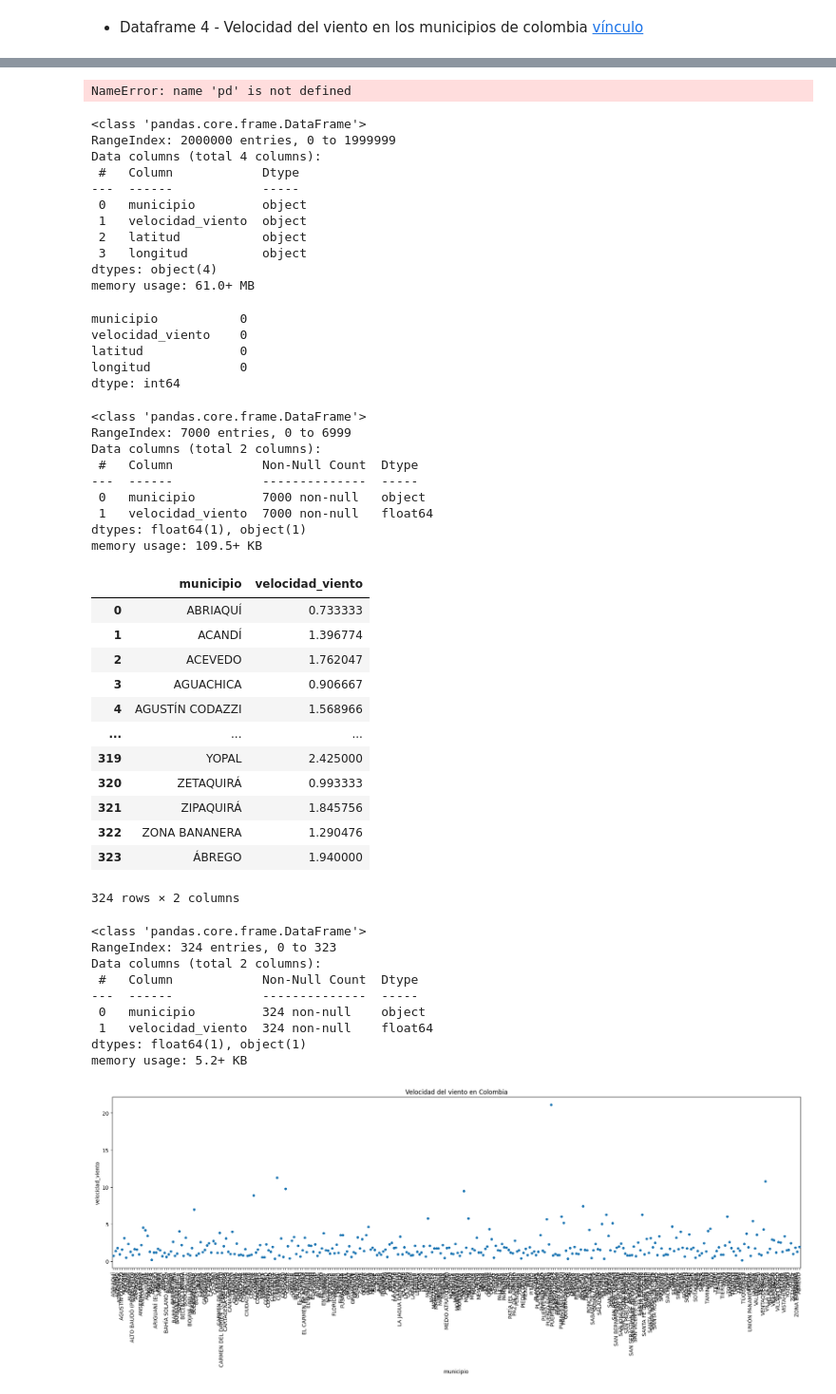
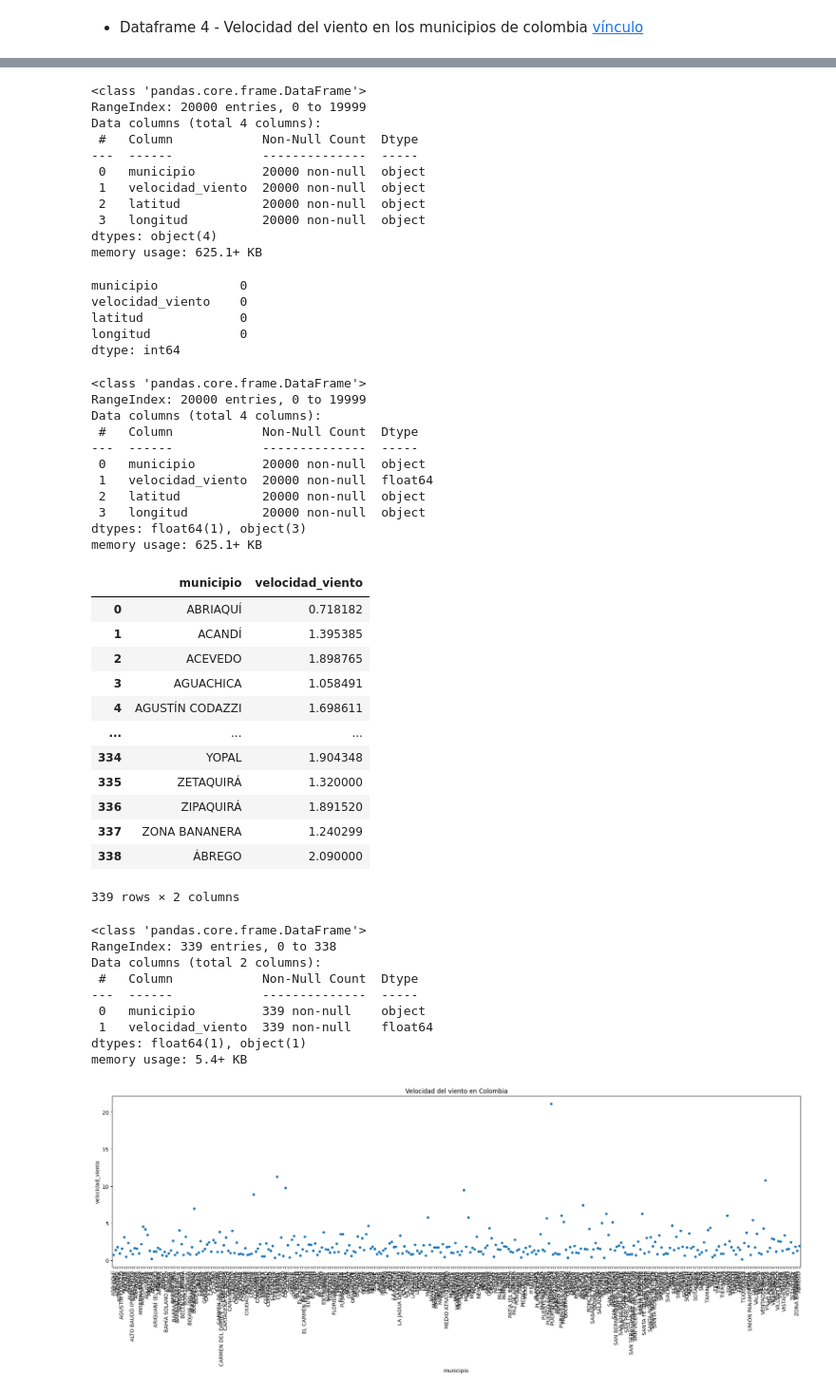
Before and after one commit to gluoneros/talentoTech, a Jupyter notebook: ProyectoFinal_Probador.ipynb, the cells around one changed output, grey strips where cells are left out. Shown at 95% size. Cells and saved outputs as stored; diff of their text form; code cells hidden in the pictures.

```diff
--- a/ProyectoFinal_Probador.ipynb
+++ b/ProyectoFinal_Probador.ipynb
@@ -573,4 +573,4 @@ plt.show()
 * Dataframe 4 -  Velocidad del viento en los municipios de colombia
 [vínculo](https://www.datos.gov.co/Ambiente-y-Desarrollo-Sostenible/Velocidad-Viento/sgfv-3yp8/about_data)
 # %%
-results4 = client.get("sgfv-3yp8", limit=2000000)
+results4 = client.get("sgfv-3yp8", limit=20000)
@@ -591,22 +601,20 @@ df4 = pd.DataFrame(
 
     }
 )
-# %% [output]
-NameError: name 'pd' is not defined
 # %%
 df4.info()
 # %% [output]
 <class 'pandas.core.frame.DataFrame'>
-RangeIndex: 2000000 entries, 0 to 1999999
+RangeIndex: 20000 entries, 0 to 19999
 Data columns (total 4 columns):
- #   Column            Dtype
----  ------            -----
- 0   municipio         object
- 1   velocidad_viento  object
- 2   latitud           object
- 3   longitud          object
+ #   Column            Non-Null Count  Dtype
+---  ------            --------------  -----
+ 0   municipio         20000 non-null  object
+ 1   velocidad_viento  20000 non-null  object
+ 2   latitud           20000 non-null  object
+ 3   longitud          20000 non-null  object
 dtypes: object(4)
-memory usage: 61.0+ MB
+memory usage: 625.1+ KB
 # %%
 df4.isnull().sum()
 # %% [output]
@@ -622,45 +630,47 @@ df4['velocidad_viento'] = pd.to_numeric(df4['velocidad_viento'], errors='coerce'
 df4.info()
 # %% [output]
 <class 'pandas.core.frame.DataFrame'>
-RangeIndex: 7000 entries, 0 to 6999
-Data columns (total 2 columns):
+RangeIndex: 20000 entries, 0 to 19999
+Data columns (total 4 columns):
  #   Column            Non-Null Count  Dtype
 ---  ------            --------------  -----
- 0   municipio         7000 non-null   object
- 1   velocidad_viento  7000 non-null   float64
-dtypes: float64(1), object(1)
-memory usage: 109.5+ KB
+ 0   municipio         20000 non-null  object
+ 1   velocidad_viento  20000 non-null  float64
+ 2   latitud           20000 non-null  object
+ 3   longitud          20000 non-null  object
+dtypes: float64(1), object(3)
+memory usage: 625.1+ KB
 # %%
 # Agrupar por 'municipio' y calcular la media de 'dias_lluvia' para cada uno
-df4 = df4.groupby('municipio')['velocidad_viento'].mean().reset_index()
+df4 = df4.groupby('municipio')['velocidad_viento'].median().reset_index()
 
 df4
 # %% [output]
 |  | municipio | velocidad_viento |
-| 0 | ABRIAQUÍ | 0.733333 |
-| 1 | ACANDÍ | 1.396774 |
-| 2 | ACEVEDO | 1.762047 |
-| 3 | AGUACHICA | 0.906667 |
-| 4 | AGUSTÍN CODAZZI | 1.568966 |
+| 0 | ABRIAQUÍ | 0.718182 |
+| 1 | ACANDÍ | 1.395385 |
+| 2 | ACEVEDO | 1.898765 |
+| 3 | AGUACHICA | 1.058491 |
+| 4 | AGUSTÍN CODAZZI | 1.698611 |
 | ... | ... | ... |
-| 319 | YOPAL | 2.425000 |
-| 320 | ZETAQUIRÁ | 0.993333 |
-| 321 | ZIPAQUIRÁ | 1.845756 |
-| 322 | ZONA BANANERA | 1.290476 |
-| 323 | ÁBREGO | 1.940000 |
+| 334 | YOPAL | 1.904348 |
+| 335 | ZETAQUIRÁ | 1.320000 |
+| 336 | ZIPAQUIRÁ | 1.891520 |
+| 337 | ZONA BANANERA | 1.240299 |
+| 338 | ÁBREGO | 2.090000 |
-324 rows × 2 columns
+339 rows × 2 columns
 # %%
 df4.info()
 # %% [output]
 <class 'pandas.core.frame.DataFrame'>
-RangeIndex: 324 entries, 0 to 323
+RangeIndex: 339 entries, 0 to 338
 Data columns (total 2 columns):
  #   Column            Non-Null Count  Dtype
 ---  ------            --------------  -----
- 0   municipio         324 non-null    object
- 1   velocidad_viento  324 non-null    float64
+ 0   municipio         339 non-null    object
+ 1   velocidad_viento  339 non-null    float64
 dtypes: float64(1), object(1)
-memory usage: 5.2+ KB
+memory usage: 5.4+ KB
 # %%
 plt.figure(figsize=(24, 6))
 ax = sns.stripplot(data=df4, x=df4['municipio'], y=df4['velocidad_viento'])
```
Also changed, not shown: parts of 17 cells of this notebook, 1 other file.
